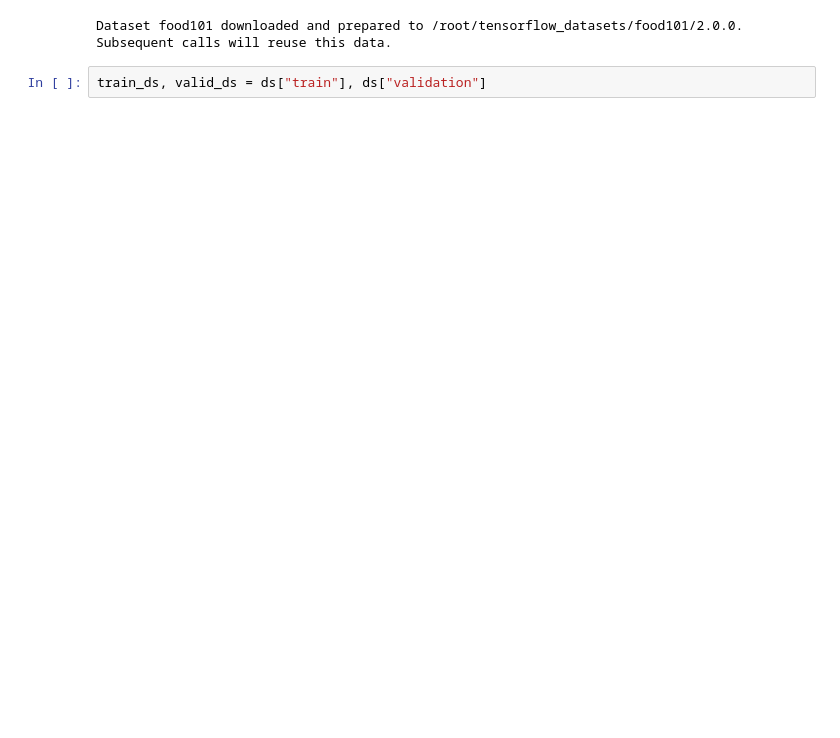
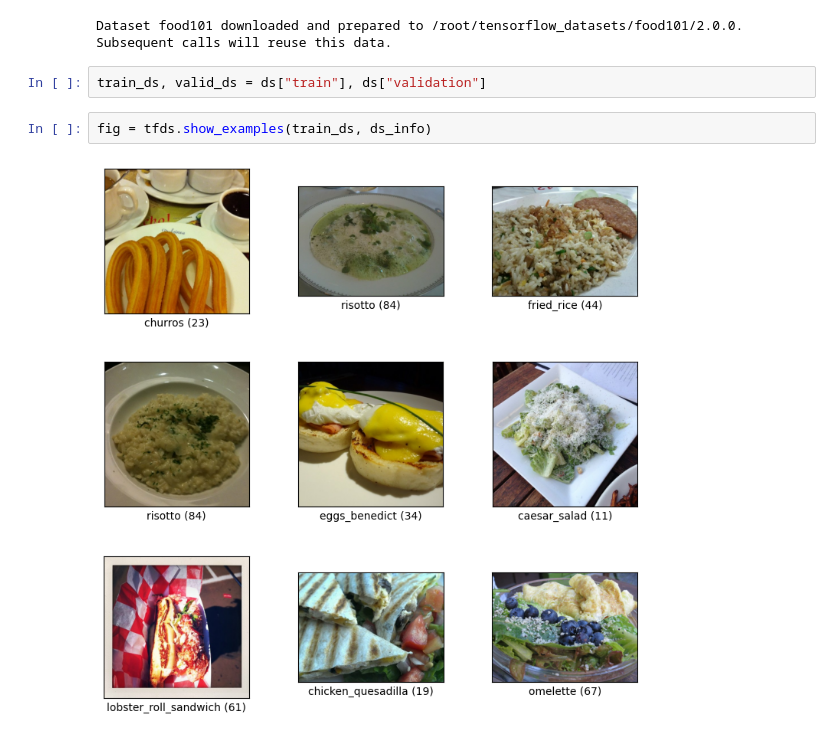
Before and after one commit to francisparwez/Convolutional_Neural_Network_for_Beginners, a Jupyter notebook: Hot_Dog_VS_Not_Hot_Dog_Example.ipynb, the cells around one changed output. Saved outputs shown, nothing was run; the diff lists cells and outputs as text; blank space fills up the shorter version.

Commit message:
7 Coding Example - Neural Network Implementation

```diff
--- a/Hot_Dog_VS_Not_Hot_Dog_Example.ipynb
+++ b/Hot_Dog_VS_Not_Hot_Dog_Example.ipynb
@@ -33,3 +33,7 @@ Shuffling /root/tensorflow_datasets/food101/2.0.0.incompleteN50NML/food101-valid
 Dataset food101 downloaded and prepared to /root/tensorflow_datasets/food101/2.0.0. Subsequent calls will reuse this data.
 # %%
 train_ds, valid_ds = ds["train"], ds["validation"]
+# %%
+fig = tfds.show_examples(train_ds, ds_info)
+# %% [output]
+[figure, added]
```
Also changed, not shown: parts of 11 cells of this notebook.
